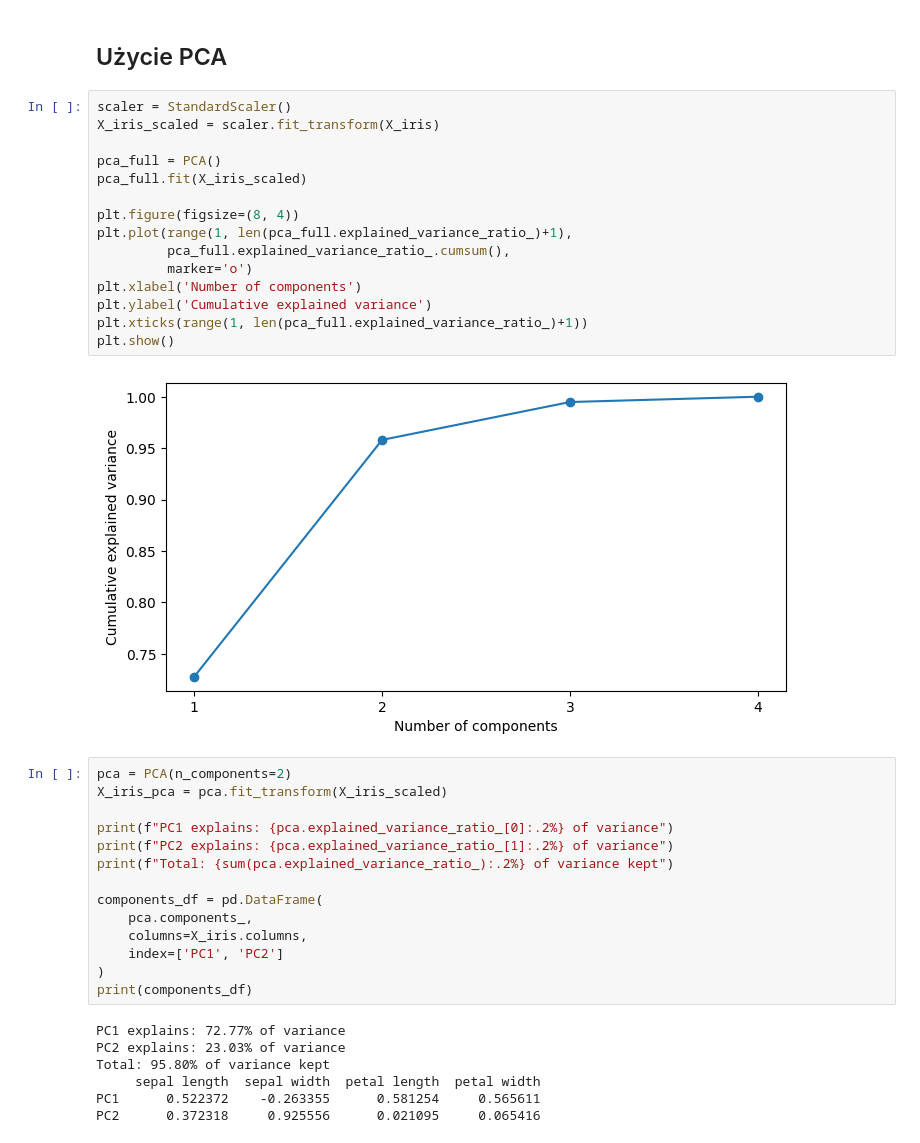
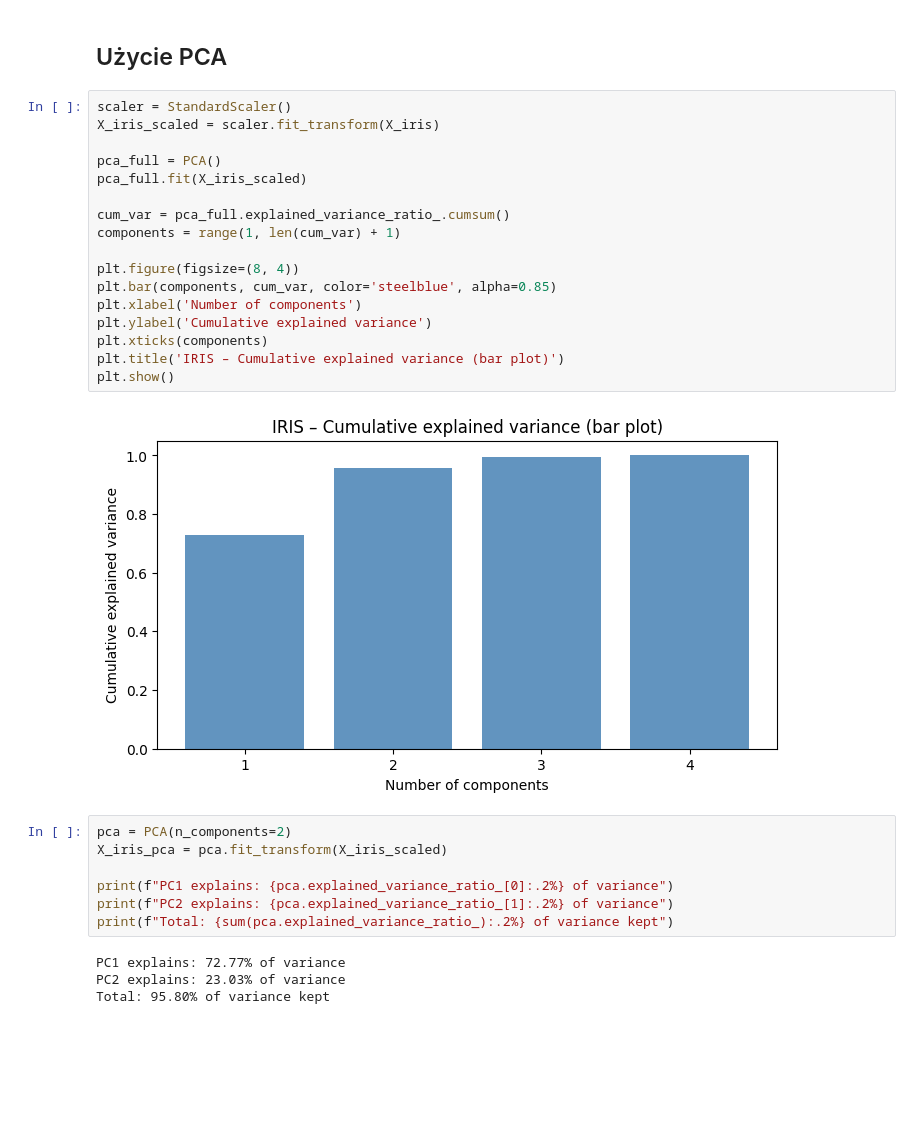
Before and after one commit to mikolaj-olesinski/Machine-Learning-PWR, a Jupyter notebook: lista0/iris_analysys.ipynb, the cells around one changed output. Cells and saved outputs as stored; diff of their text form; blank space fills up the shorter version.

```diff
--- a/lista0/iris_analysys.ipynb
+++ b/lista0/iris_analysys.ipynb
@@ -173,20 +210,22 @@ plt.show()
 # %%
 scaler = StandardScaler()
 X_iris_scaled = scaler.fit_transform(X_iris)
 
 pca_full = PCA()
 pca_full.fit(X_iris_scaled)
 
+cum_var = pca_full.explained_variance_ratio_.cumsum()
+components = range(1, len(cum_var) + 1)
+
 plt.figure(figsize=(8, 4))
-plt.plot(range(1, len(pca_full.explained_variance_ratio_)+1),
-         pca_full.explained_variance_ratio_.cumsum(),
-         marker='o')
+plt.bar(components, cum_var, color='steelblue', alpha=0.85)
 plt.xlabel('Number of components')
 plt.ylabel('Cumulative explained variance')
-plt.xticks(range(1, len(pca_full.explained_variance_ratio_)+1))
+plt.xticks(components)
+plt.title('IRIS – Cumulative explained variance (bar plot)')
 plt.show()
 # %% [output]
-[figure, old version]
+[figure, new version]
 # %%
 pca = PCA(n_components=2)
 X_iris_pca = pca.fit_transform(X_iris_scaled)
@@ -194,17 +233,7 @@ X_iris_pca = pca.fit_transform(X_iris_scaled)
 print(f"PC1 explains: {pca.explained_variance_ratio_[0]:.2%} of variance")
 print(f"PC2 explains: {pca.explained_variance_ratio_[1]:.2%} of variance")
 print(f"Total: {sum(pca.explained_variance_ratio_):.2%} of variance kept")
-
-components_df = pd.DataFrame(
-    pca.components_,
-    columns=X_iris.columns,
-    index=['PC1', 'PC2']
-)
-print(components_df)
 # %% [output]
 PC1 explains: 72.77% of variance
 PC2 explains: 23.03% of variance
 Total: 95.80% of variance kept
-     sepal length  sepal width  petal length  petal width
-PC1      0.522372    -0.263355      0.581254     0.565611
-PC2      0.372318     0.925556      0.021095     0.065416
```
Also changed, not shown: parts of 7 cells of this notebook, 5 other files.
